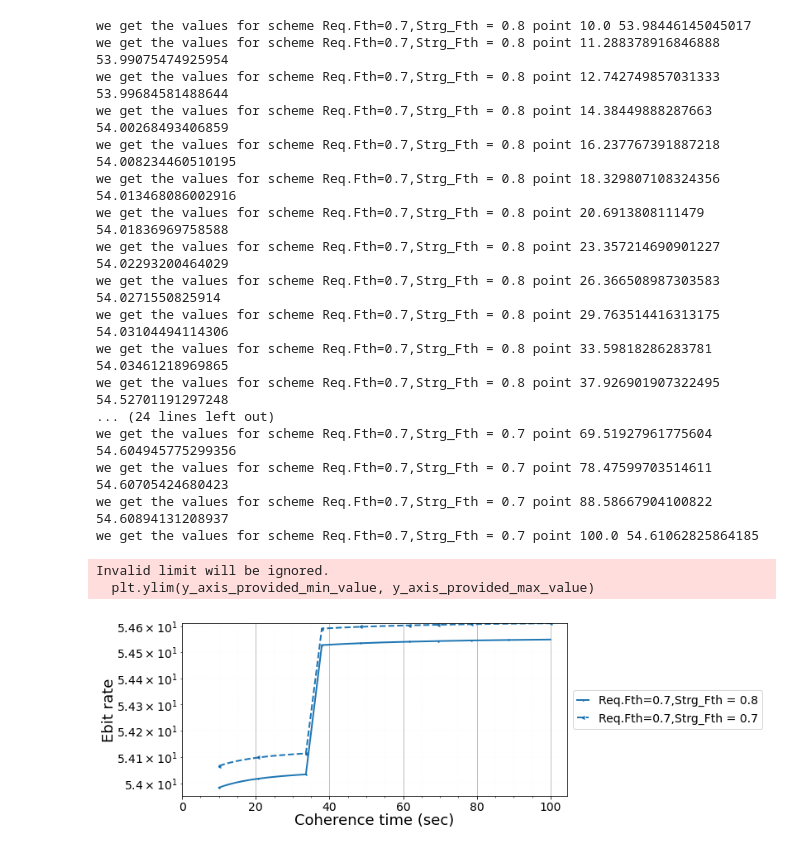
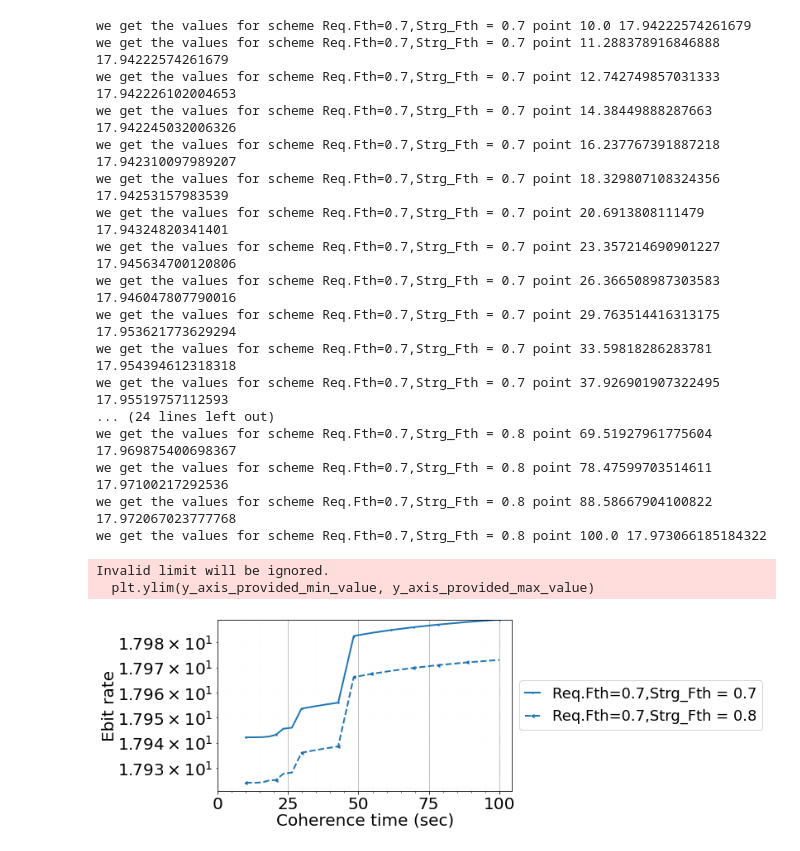
Before and after one commit to pooryousefshahrooz/QSN, a Jupyter notebook: plotting/parsing_and_plotting.ipynb, the cells around one changed output. Drawn from its saved outputs; the diff is of its cells as text; code cells hidden in the pictures.

```diff
--- a/plotting/parsing_and_plotting.ipynb
+++ b/plotting/parsing_and_plotting.ipynb
@@ -33,6 +33,8 @@ each_scheme_each_coherence_time_workloads  ={}
 # result_file_path = "../../QSN_results/QSN_resultsv2.csv" #for intermediate edge capacity 100 EPRps
 result_file_path = "../../QSN_results/QSN_results_final.csv" #for intermediate edge capacity 100 EPRps
 result_file_path = "../../QSN_results/QSN_results_finalv2.csv" #for intermediate edge capacity 100 EPRps
+result_file_path = "../../QSN_results/QSN_results_final_maximizing_rate.csv" #for intermediate edge capacity 100 EPRps
+
 
 
 with open(result_file_path, "r") as f:
@@ -47,7 +49,7 @@ with open(result_file_path, "r") as f:
         storage_block_threshold= float(line[3])
         storage_capacity = int(line[4])
         τ_coh = float(line[5])
-        delta = int(line[6])
+        delta = float(line[6])
         objective_value = float(line[7])
 #         print("objective_value",objective_value)
         if objective_value==-1:
@@ -134,14 +153,14 @@ with open(result_file_path, "r") as f:
         storage_block_threshold= float(line[3])
         storage_capacity = int(line[4])
         τ_coh = float(line[5])
-        delta = int(line[6])
+        delta = float(line[6])
         objective_value = float(line[7])
         edge_capacity = int(line[8])
 #         print("objective_value",objective_value)
 
         if  ( t_max in [10] and request_fidelity_threshold in [0.7]  and
              storage_block_threshold in [0.7,0.8,0.85,0.9] and storage_block_threshold in [0.8,0.7] and
-             delta in [2] and edge_capacity in [600] and storage_capacity in [400]
+             delta in [10] and edge_capacity in [200] and storage_capacity in [400]
             ):
             scheme = "Req.Fth="+str(request_fidelity_threshold)+",Strg_Fth = "+str(storage_block_threshold)
             try:
@@ -161,53 +180,53 @@ with open(result_file_path, "r") as f:
 
 selected_values = []
 each_scheme_each_coherence_time_workloads_percentage = {}
 for scheme,τ_coh_value_satisfied_number in each_scheme_each_coherence_time_workloads.items():
     for τ_coh,values in τ_coh_value_satisfied_number.items():
 
         avg_EGR = sum(values)/len(values)
         try:
             each_scheme_each_coherence_time_workloads_percentage[scheme][τ_coh] = avg_EGR
         except:
             each_scheme_each_coherence_time_workloads_percentage[scheme]  ={}
             each_scheme_each_coherence_time_workloads_percentage[scheme][τ_coh]=avg_EGR
         selected_values.append(avg_EGR)
 
 
 τ_coh_values = list(τ_coh_values)
 τ_coh_values.sort()
 scheme_keys = list(scheme_keys)
 
 ploting_simple_y_as_x("Coherence time (sec)","Ebit rate",
-                        18, 18, 14,
-                      14, 0, 0,
+                        20, 20, 20,
+                      20, 0, 0,
                       0,0,False,[],max(selected_values),
 
                       list(scheme_keys),
                       each_scheme_each_coherence_time_workloads_percentage,
                       τ_coh_values,τ_coh_values,
-                      True,True,True,1,14,
+                      True,True,True,1,18,
                       "plots/QSN_repeater_chain_ebit_as_coh_time.pdf",True,2,11.4,3.8,True)
 # %% [output]
-we get the values for scheme Req.Fth=0.7,Strg_Fth = 0.8 point 10.0 53.98446145045017
-we get the values for scheme Req.Fth=0.7,Strg_Fth = 0.8 point 11.288378916846888 53.99075474925954
-we get the values for scheme Req.Fth=0.7,Strg_Fth = 0.8 point 12.742749857031333 53.99684581488644
-we get the values for scheme Req.Fth=0.7,Strg_Fth = 0.8 point 14.38449888287663 54.00268493406859
-we get the values for scheme Req.Fth=0.7,Strg_Fth = 0.8 point 16.237767391887218 54.008234460510195
-we get the values for scheme Req.Fth=0.7,Strg_Fth = 0.8 point 18.329807108324356 54.013468086002916
-we get the values for scheme Req.Fth=0.7,Strg_Fth = 0.8 point 20.6913808111479 54.01836969758588
-we get the values for scheme Req.Fth=0.7,Strg_Fth = 0.8 point 23.357214690901227 54.02293200464029
-we get the values for scheme Req.Fth=0.7,Strg_Fth = 0.8 point 26.366508987303583 54.0271550825914
-we get the values for scheme Req.Fth=0.7,Strg_Fth = 0.8 point 29.763514416313175 54.03104494114306
-we get the values for scheme Req.Fth=0.7,Strg_Fth = 0.8 point 33.59818286283781 54.03461218969865
-we get the values for scheme Req.Fth=0.7,Strg_Fth = 0.8 point 37.926901907322495 54.52701191297248
+we get the values for scheme Req.Fth=0.7,Strg_Fth = 0.7 point 10.0 17.94222574261679
+we get the values for scheme Req.Fth=0.7,Strg_Fth = 0.7 point 11.288378916846888 17.94222574261679
+we get the values for scheme Req.Fth=0.7,Strg_Fth = 0.7 point 12.742749857031333 17.942226102004653
+we get the values for scheme Req.Fth=0.7,Strg_Fth = 0.7 point 14.38449888287663 17.942245032006326
+we get the values for scheme Req.Fth=0.7,Strg_Fth = 0.7 point 16.237767391887218 17.942310097989207
+we get the values for scheme Req.Fth=0.7,Strg_Fth = 0.7 point 18.329807108324356 17.94253157983539
+we get the values for scheme Req.Fth=0.7,Strg_Fth = 0.7 point 20.6913808111479 17.94324820341401
+we get the values for scheme Req.Fth=0.7,Strg_Fth = 0.7 point 23.357214690901227 17.945634700120806
+we get the values for scheme Req.Fth=0.7,Strg_Fth = 0.7 point 26.366508987303583 17.946047807790016
+we get the values for scheme Req.Fth=0.7,Strg_Fth = 0.7 point 29.763514416313175 17.953621773629294
+we get the values for scheme Req.Fth=0.7,Strg_Fth = 0.7 point 33.59818286283781 17.954394612318318
+we get the values for scheme Req.Fth=0.7,Strg_Fth = 0.7 point 37.926901907322495 17.95519757112593
 ... (24 lines left out)
-we get the values for scheme Req.Fth=0.7,Strg_Fth = 0.7 point 69.51927961775604 54.604945775299356
-we get the values for scheme Req.Fth=0.7,Strg_Fth = 0.7 point 78.47599703514611 54.60705424680423
-we get the values for scheme Req.Fth=0.7,Strg_Fth = 0.7 point 88.58667904100822 54.60894131208937
-we get the values for scheme Req.Fth=0.7,Strg_Fth = 0.7 point 100.0 54.61062825864185
+we get the values for scheme Req.Fth=0.7,Strg_Fth = 0.8 point 69.51927961775604 17.969875400698367
+we get the values for scheme Req.Fth=0.7,Strg_Fth = 0.8 point 78.47599703514611 17.97100217292536
+we get the values for scheme Req.Fth=0.7,Strg_Fth = 0.8 point 88.58667904100822 17.972067023777768
+we get the values for scheme Req.Fth=0.7,Strg_Fth = 0.8 point 100.0 17.973066185184322
 Invalid limit will be ignored.
   plt.ylim(y_axis_provided_min_value, y_axis_provided_max_value)
-[figure, old version]
+[figure, new version]
 # %%
 τ_coh_list = np.linspace(10,10,1)
 print(τ_coh_list)
```
Also changed, not shown: parts of 6 cells of this notebook, 11 other files.
